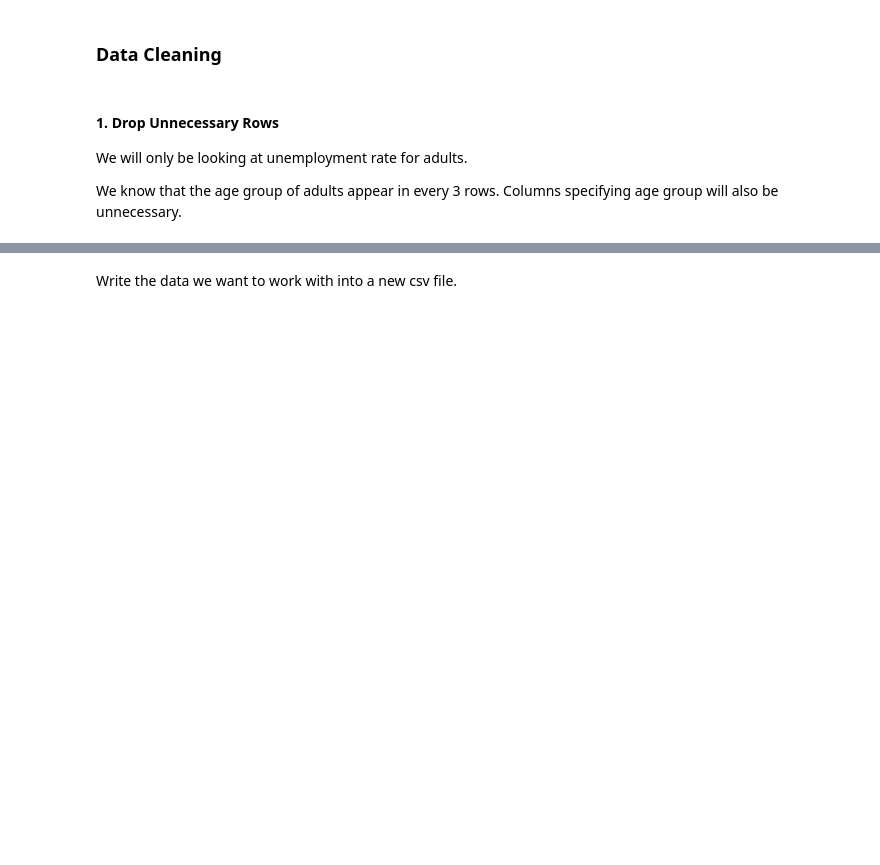
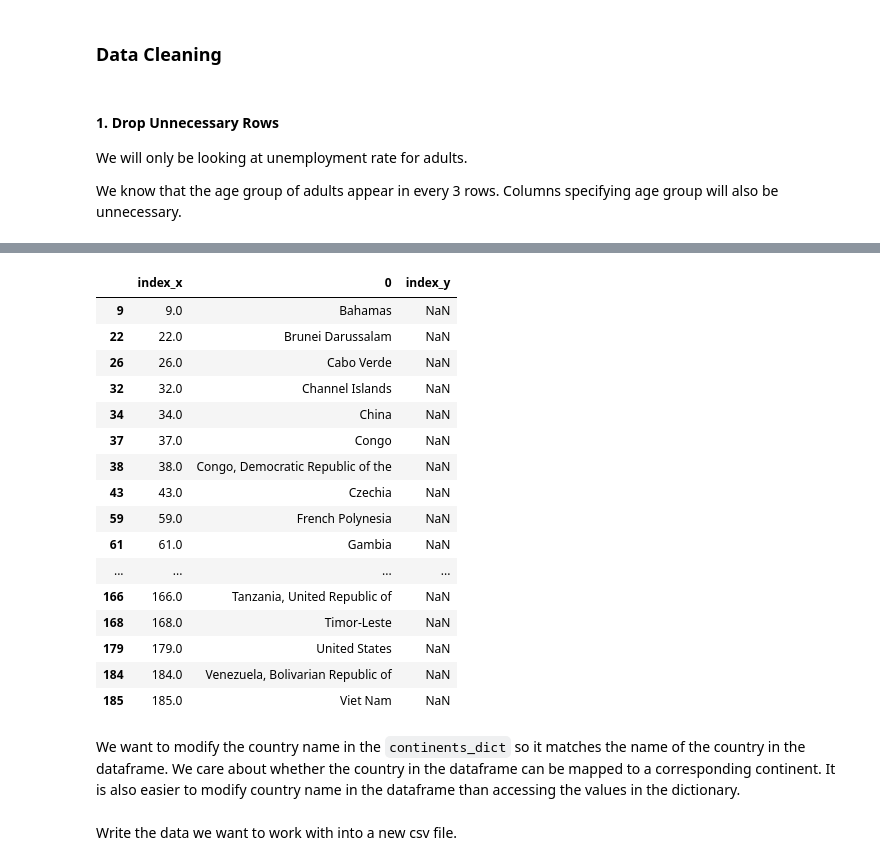
Before and after one commit to niannianwang/Global-Unemployment-Prediction, a Jupyter notebook: notebook.ipynb, the cells around one changed output, grey strips where cells are left out. Cells and saved outputs as stored; diff of their text form; code cells hidden in the pictures; blank space fills up the shorter version.

```diff
--- a/notebook.ipynb
+++ b/notebook.ipynb
@@ -44,0 +92,14 @@ adults_data
+# %%
+def preprocess_country_name(country):
+    return ''.join(country.strip().split()).lower()
+# %%
+countries_to_categorize = adults_data['country_name'].copy()
+categorized = []
+for country in countries_to_categorize:
+    country = preprocess_country_name(country)
+    for continent, countries in continents_dict.items():
+        preprocessed_countries = [preprocess_country_name(c) for c in countries]
+        if country in preprocessed_countries: # country name is named differently in the website to the dataframe
+            categorized.append(continent)
+            break
+len(categorized)
@@ -44,0 +114,6 @@ adults_data
+# %%
+# all countries need to be categorized from dataframe
+data_countries = (pd.Series(countries_to_categorize.unique()
+                            ).to_frame()
+                            .reset_index())
+data_countries
@@ -44,0 +134,8 @@ adults_data
+# %%
+# all countries scraped from website
+website_countries = (pd.Series([country for list in continents_dict.values() for country in list])
+                     .sort_values()
+                     .reset_index(drop=True)
+                     .to_frame()
+                     .reset_index())
+website_countries
@@ -44,0 +156,24 @@ adults_data
+# %%
+# Countries found in dataframe but not in website
+merged = data_countries.merge(website_countries, on = 0, how = 'outer')
+merged[merged['index_y'].isnull()]
+# %% [output]
+|  | index_x | 0 | index_y |
+| 9 | 9.0 | Bahamas | NaN |
+| 22 | 22.0 | Brunei Darussalam | NaN |
+| 26 | 26.0 | Cabo Verde | NaN |
+| 32 | 32.0 | Channel Islands | NaN |
+| 34 | 34.0 | China | NaN |
+| 37 | 37.0 | Congo | NaN |
+| 38 | 38.0 | Congo, Democratic Republic of the | NaN |
+| 43 | 43.0 | Czechia | NaN |
+| 59 | 59.0 | French Polynesia | NaN |
+| 61 | 61.0 | Gambia | NaN |
+| ... | ... | ... | ... |
+| 166 | 166.0 | Tanzania, United Republic of | NaN |
+| 168 | 168.0 | Timor-Leste | NaN |
+| 179 | 179.0 | United States | NaN |
+| 184 | 184.0 | Venezuela, Bolivarian Republic of | NaN |
+| 185 | 185.0 | Viet Nam | NaN |
+# %% [markdown]
+We want to modify the country name in the `continents_dict` so it matches the name of the country in the dataframe. We care about whether the country in the dataframe can be mapped to a corresponding continent. It is also easier to modify country name in the dataframe than accessing the values in the dictionary.
```
Also changed, not shown: parts of 15 cells of this notebook, 3 other files.
